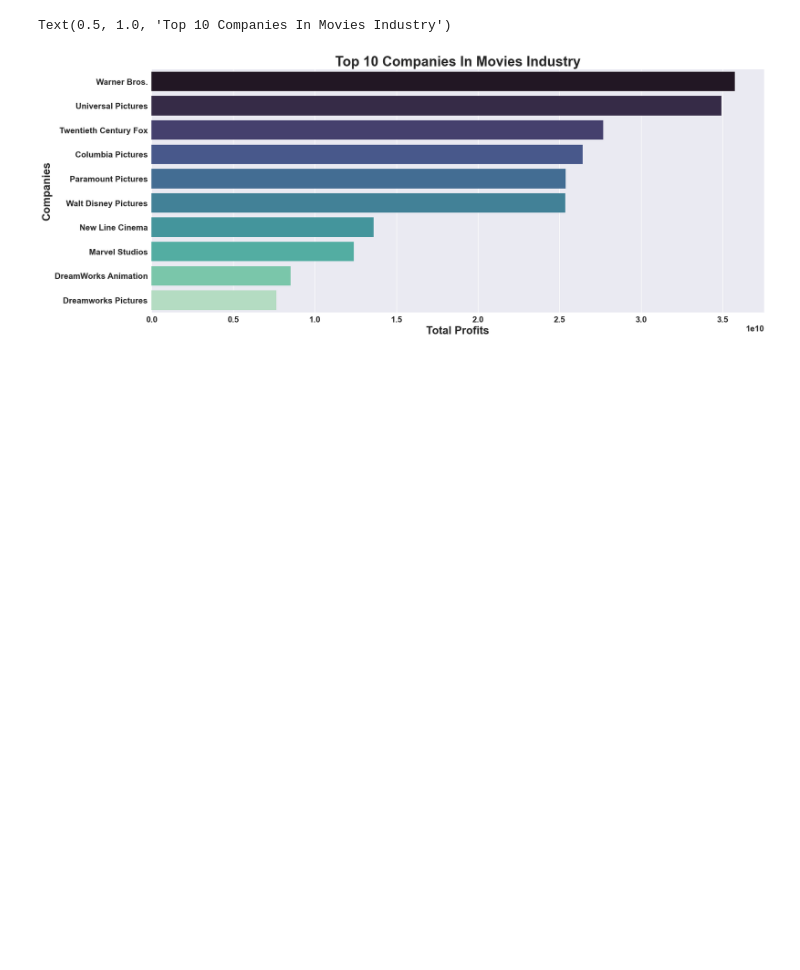
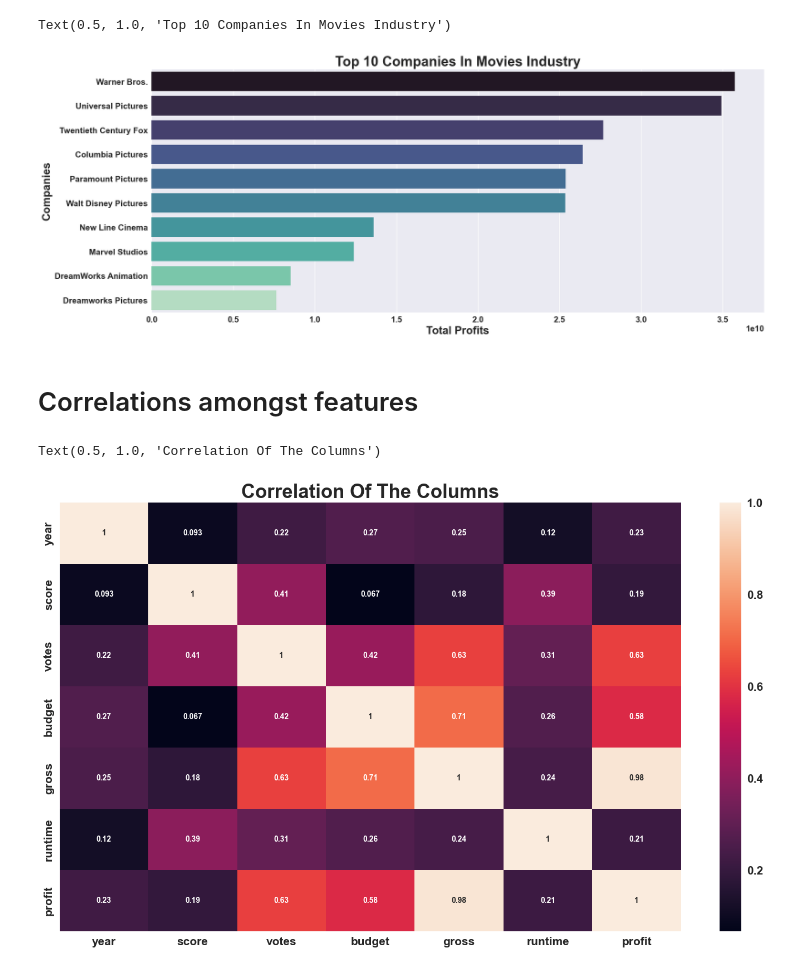
Before and after one commit to Ducduong1811/Data-Analysis, a Jupyter notebook: 7-Data-cleaning-for-movies-data.ipynb, the cells around one changed output. Cells and saved outputs as stored; diff of their text form; code cells hidden in the pictures; blank space fills up the shorter version.

```diff
--- a/7-Data-cleaning-for-movies-data.ipynb
+++ b/7-Data-cleaning-for-movies-data.ipynb
@@ -745,3 +745,14 @@ plt.title('Top 10 Companies In Movies Industry')
 # %% [output]
 Text(0.5, 1.0, 'Top 10 Companies In Movies Industry')
 [figure]
+# %% [markdown]
+# Correlations amongst features
+# %%
+# 1. Check correlation amongst all columns (numeric)
+
+plt.figure(figsize=(18,10))
+sns.heatmap(df2.corr(),annot=True)
+plt.title('Correlation Of The Columns')
+# %% [output]
+Text(0.5, 1.0, 'Correlation Of The Columns')
+[figure, added]
```
Also changed, not shown: parts of 4 cells of this notebook.
